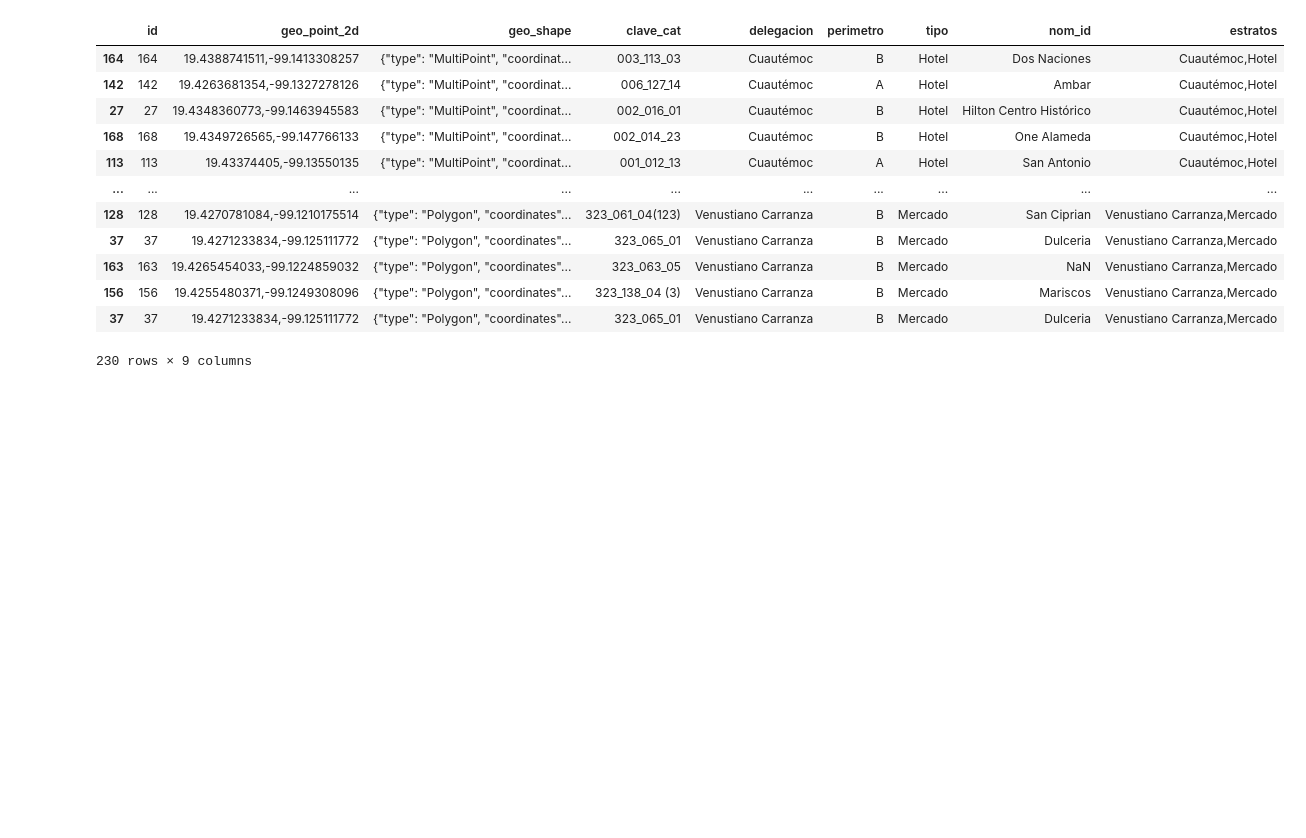
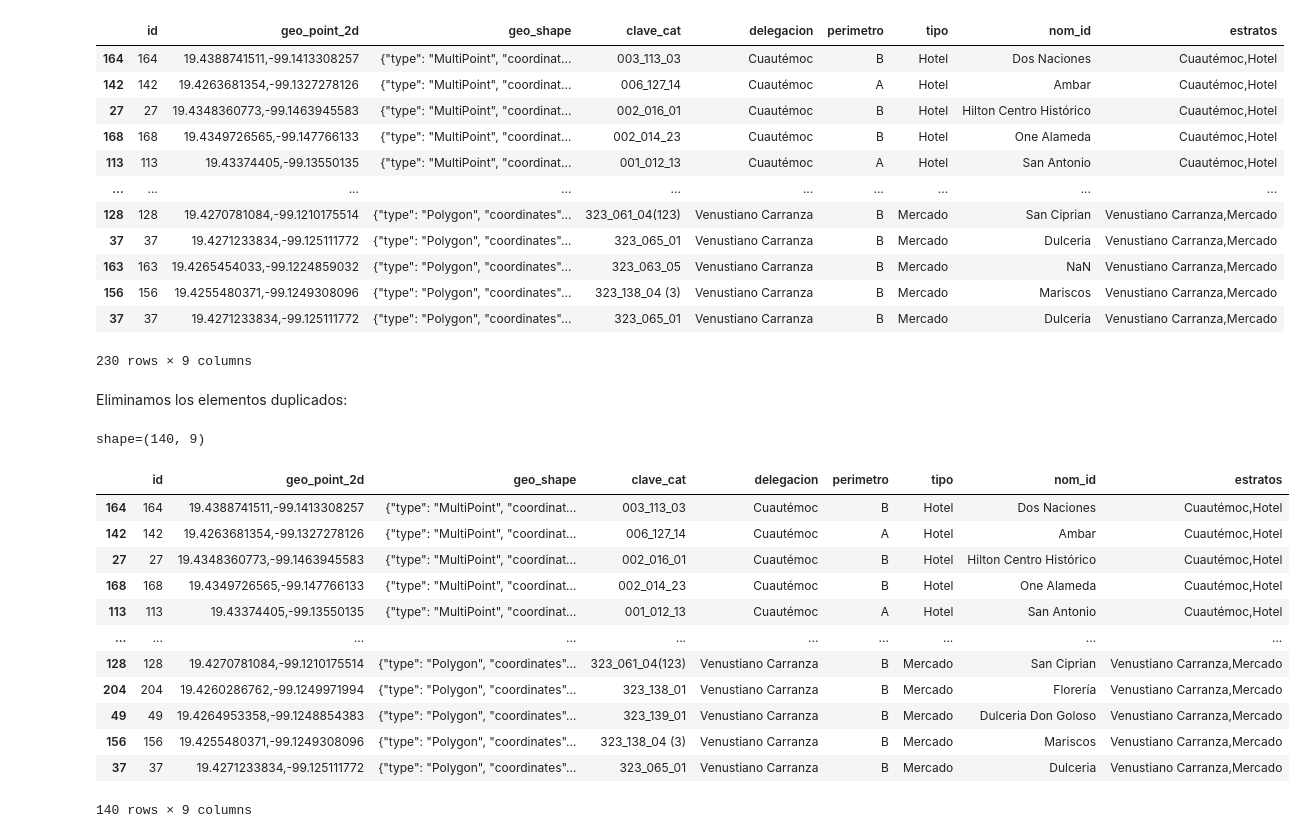
Before and after one commit to pahoalapizco/matematicas-data-science, a Jupyter notebook: estadistica_inferencial/01_funciones_muestreo.ipynb, the cells around one changed output. Saved outputs shown, nothing was run; the diff lists cells and outputs as text; code cells hidden in the pictures; blank space fills up the shorter version.

Commit message:
:sparkles: Estadistica Inferencial: Funciones de muestreo estratificado - Limpieza de duplicados en la muestra final

```diff
--- a/estadistica_inferencial/01_funciones_muestreo.ipynb
+++ b/estadistica_inferencial/01_funciones_muestreo.ipynb
@@ -167,3 +169,24 @@ stratified_df
 | 156 | 156 | 19.4255480371,-99.1249308096 | {"type": "Polygon", "coordinates"... | 323_138_04 (3) | Venustiano Carranza | B | Mercado | Mariscos | Venustiano Carranza,Mercado |
 | 37 | 37 | 19.4271233834,-99.125111772 | {"type": "Polygon", "coordinates"... | 323_065_01 | Venustiano Carranza | B | Mercado | Dulceria | Venustiano Carranza,Mercado |
 230 rows × 9 columns
+# %% [markdown]
+Eliminamos los elementos duplicados:
+# %%
+cleaned_df = stratified_df.drop_duplicates(keep="first")
+print(f"shape={cleaned_df.shape}")
+cleaned_df
+# %% [output]
+shape=(140, 9)
+|  | id | geo_point_2d | geo_shape | clave_cat | delegacion | perimetro | tipo | nom_id | estratos |
+| 164 | 164 | 19.4388741511,-99.1413308257 | {"type": "MultiPoint", "coordinat... | 003_113_03 | Cuautémoc | B | Hotel | Dos Naciones | Cuautémoc,Hotel |
+| 142 | 142 | 19.4263681354,-99.1327278126 | {"type": "MultiPoint", "coordinat... | 006_127_14 | Cuautémoc | A | Hotel | Ambar | Cuautémoc,Hotel |
+| 27 | 27 | 19.4348360773,-99.1463945583 | {"type": "MultiPoint", "coordinat... | 002_016_01 | Cuautémoc | B | Hotel | Hilton Centro Histórico | Cuautémoc,Hotel |
+| 168 | 168 | 19.4349726565,-99.147766133 | {"type": "MultiPoint", "coordinat... | 002_014_23 | Cuautémoc | B | Hotel | One Alameda | Cuautémoc,Hotel |
+| 113 | 113 | 19.43374405,-99.13550135 | {"type": "MultiPoint", "coordinat... | 001_012_13 | Cuautémoc | A | Hotel | San Antonio | Cuautémoc,Hotel |
+| ... | ... | ... | ... | ... | ... | ... | ... | ... | ... |
+| 128 | 128 | 19.4270781084,-99.1210175514 | {"type": "Polygon", "coordinates"... | 323_061_04(123) | Venustiano Carranza | B | Mercado | San Ciprian | Venustiano Carranza,Mercado |
+| 204 | 204 | 19.4260286762,-99.1249971994 | {"type": "Polygon", "coordinates"... | 323_138_01 | Venustiano Carranza | B | Mercado | Florería | Venustiano Carranza,Mercado |
+| 49 | 49 | 19.4264953358,-99.1248854383 | {"type": "Polygon", "coordinates"... | 323_139_01 | Venustiano Carranza | B | Mercado | Dulceria Don Goloso | Venustiano Carranza,Mercado |
+| 156 | 156 | 19.4255480371,-99.1249308096 | {"type": "Polygon", "coordinates"... | 323_138_04 (3) | Venustiano Carranza | B | Mercado | Mariscos | Venustiano Carranza,Mercado |
+| 37 | 37 | 19.4271233834,-99.125111772 | {"type": "Polygon", "coordinates"... | 323_065_01 | Venustiano Carranza | B | Mercado | Dulceria | Venustiano Carranza,Mercado |
+140 rows × 9 columns
```
Also changed, not shown: parts of 5 cells of this notebook.
